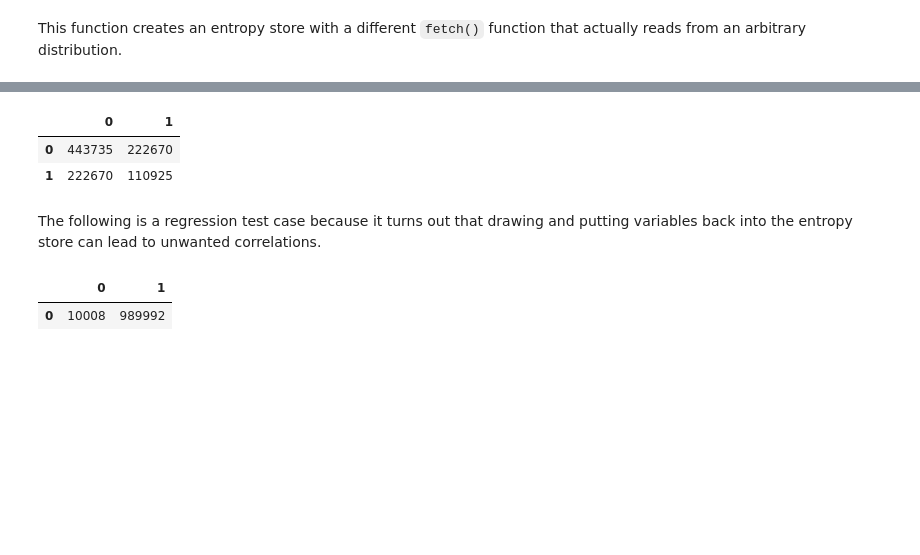
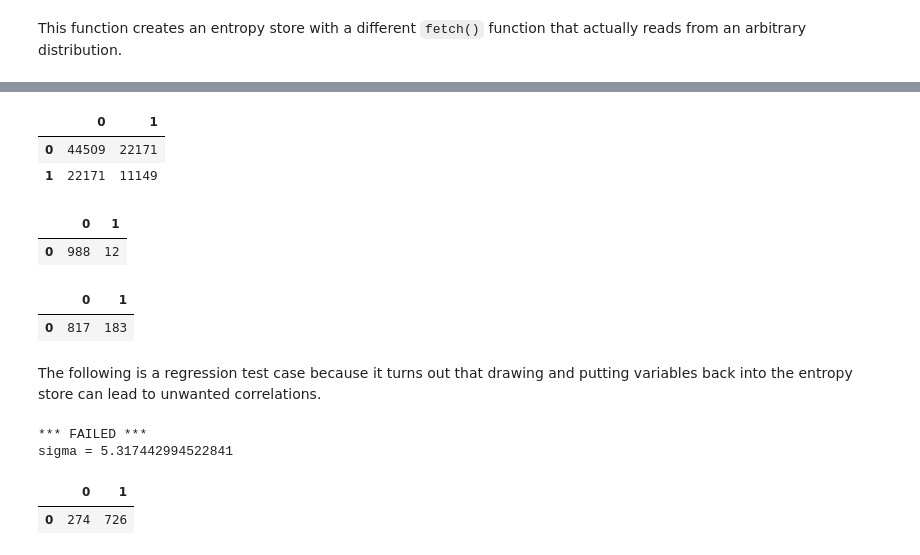
Before and after one commit to calum74/entropy, a Jupyter notebook: reference.ipynb, the cells around one changed output, grey strips where cells are left out. Cells and saved outputs as stored; diff of their text form; code cells hidden in the pictures; blank space fills up the shorter version.

```diff
--- a/reference.ipynb
+++ b/reference.ipynb
@@ -100,9 +79,8 @@ def make_generate_uniform(fetch, N):
 # %%
-# Algorithm 6
+# Algorithm 7
 
-def generate_bernoulli(U_s, s, generate_uniform, m, n):
-    U_s, s, U_n = generate_uniform(U_s, s, n)
-    U_x, x, B = sample(U_n, n, m)
-    U_s, s = combine(U_s, s, U_x, x)
+def generate_bernoulli(U_s, s, generate_multiple, m, n):
+    U_s, s, k = generate_multiple(U_s, s, n)
+    U_s, s, B = sample(U_s, s, m*k)
     return U_s, s, B
 # %%
@@ -116,10 +94,12 @@ def make_weighted(weights):
         outputs = outputs + [i]*w_i
     return outputs, offsets
 # %%
-# Algorithm 8
+# Algorithm 9
 
-def generate_weighted(U_s, s, generate_uniform, weights, outputs, offsets):
-    U_s, s, U_n = generate_uniform(U_s, s, len(outputs))
-    i = outputs[U_n]
-    U_s, s = combine(U_s, s, U_n - offsets[i], weights[i])
-    return U_s, s, i
+def generate_weighted(U_s, s, generate_multiple, weights, outputs, offsets):
+    U_s, s, k = generate_multiple(U_s, s, len(outputs))
+    I = U_s // k
+    W = outputs[I]
+    U_s = U_s - offsets[W]*k
+    s = k * weights[W]
+    return U_s, s, W
@@ -577,16 +622,16 @@ TestDistribution(es, BernoulliDistribution(1,1000), 1000).display_table()
 # %% [markdown]
 This function creates an entropy store with a different `fetch()` function that actually reads from an arbitrary distribution.
 # %%
-def make_sourced_entropy_store(source_es, source_distribution, bits=32):
+def make_sourced_entropy_store(source_es, source_distribution, bits=32, trace=False):
     distribution_bits = 1+int(source_distribution.entropy())
 
     def bootstrap_fetch(U_s, s):
         return combine(U_s, s, source_es.generate_uniform(2), 2)
 
-    bootstrap_generate_uniform = make_generate_uniform(bootstrap_fetch, 1<<(bits - 2*distribution_bits))
+    bootstrap_generate_multiple = make_generate_multiple(bootstrap_fetch, 1<<(bits - 2*distribution_bits))
 
     def fetch_bits(U_s, s):
         i = source_distribution.generate(source_es)
-        U_s, s = source_distribution.combine(U_s, s, i, bootstrap_generate_uniform)
+        U_s, s = source_distribution.combine(U_s, s, i, bootstrap_generate_multiple)
         return U_s, s
-    return EntropyStore(bits, make_generate_uniform(fetch_bits, 1<<(bits-distribution_bits)))
+    return EntropyStore(bits, make_generate_multiple(fetch_bits, 1<<(bits-distribution_bits)), trace)
@@ -593,6 +644,6 @@ def make_sourced_entropy_store(source_es, source_distribution, bits=32):
 # %%
-def test_conversion(es, input_distribution, output_distribution, n=1000):
-    return TestDistribution(make_sourced_entropy_store(es, input_distribution), output_distribution, n)
+def test_conversion(es, input_distribution, output_distribution, n=1000, trace=False):
+    return TestDistribution(make_sourced_entropy_store(es, input_distribution, trace=trace), output_distribution, n)
 # %%
 test_conversion(es, d6, d6).display_pairs()
 # %% [output]
@@ -606,16 +657,28 @@ test_conversion(es, d6, d6).display_pairs()
 # %%
-test_conversion(es, coin, coin, 1000000).display_pairs()
+test_conversion(es, coin, coin, 100000).display_pairs()
 # %% [output]
 |  | 0 | 1 |
-| 0 | 443735 | 222670 |
-| 1 | 222670 | 110925 |
+| 0 | 44509 | 22171 |
+| 1 | 22171 | 11149 |
+# %%
+test_conversion(es, BernoulliDistribution(1,2), BernoulliDistribution(1,100), 1000).display_table()
+# %% [output]
+|  | 0 | 1 |
+| 0 | 988 | 12 |
+# %%
+TestDistribution(es, BernoulliDistribution(1,5), 1000).display_table()
+# %% [output]
+|  | 0 | 1 |
+| 0 | 817 | 183 |
 # %% [markdown]
 The following is a regression test case because it turns out that drawing and putting variables back into the entropy store can lead to unwanted correlations.
 # %%
-test_conversion(es, BernoulliDistribution(1,100), BernoulliDistribution(99,100), 1000000).display_table()
+test_conversion(EntropyStore(32, trace=False), BernoulliDistribution(1,3), BernoulliDistribution(2,3), 1000, trace=False).display_table()
 # %% [output]
+*** FAILED ***
+sigma = 5.317442994522841
 |  | 0 | 1 |
-| 0 | 10008 | 989992 |
+| 0 | 274 | 726 |
 # %%
 TestDistribution(es, BernoulliDistribution(99,100), 1000).display_table()
 # %% [output]
```
Also changed, not shown: parts of 23 cells of this notebook, 2 other files.
